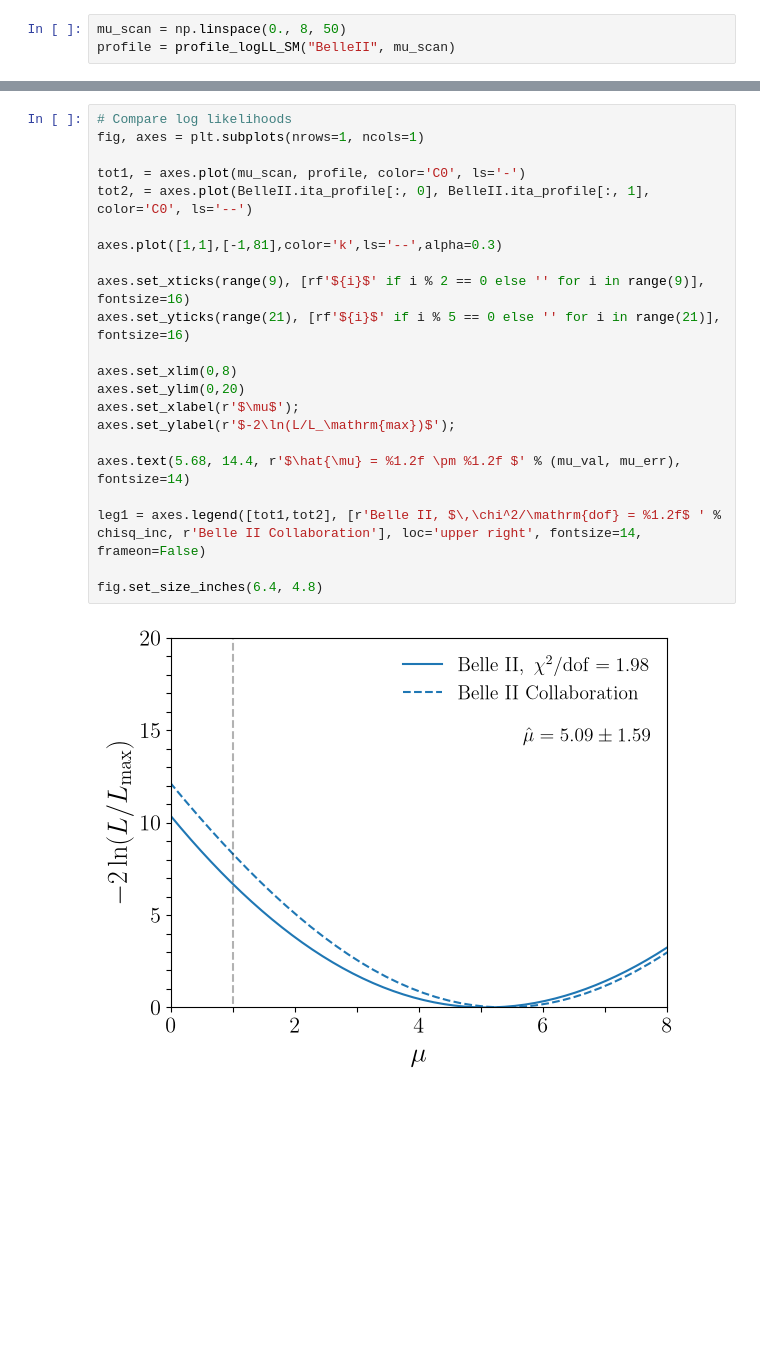
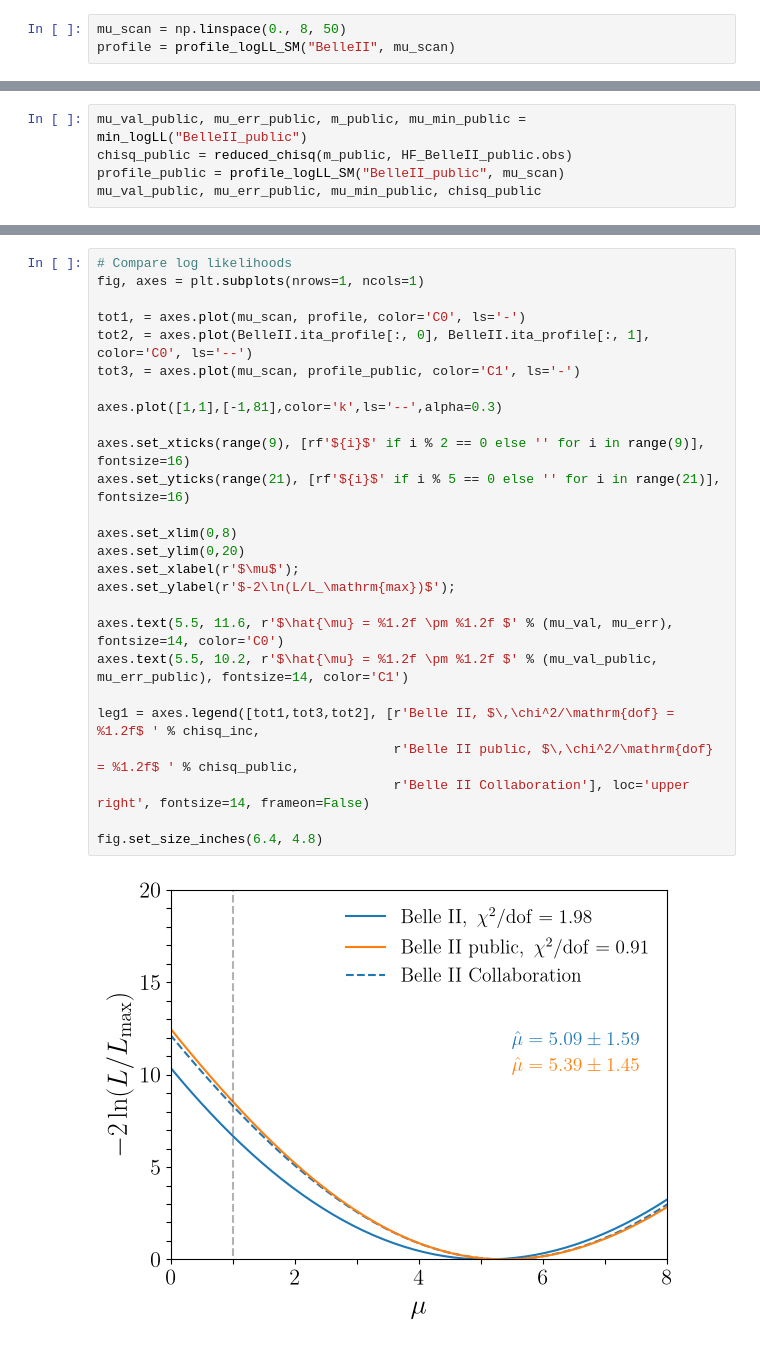
Before and after one commit to PatrickBolton/bk-invisible-fits, a Jupyter notebook: notebooks/02_SM_fit.ipynb, the cells around one changed output, grey strips where cells are left out. Cells and saved outputs as stored; diff of their text form; blank space fills up the shorter version.

Commit message:
Add Belle II's public likelihood (ITA) as the experiment BelleII_public

```diff
--- a/notebooks/02_SM_fit.ipynb
+++ b/notebooks/02_SM_fit.ipynb
@@ -100,0 +105,5 @@ profile = profile_logLL_SM("BelleII", mu_scan)
+# %%
+mu_val_public, mu_err_public, m_public, mu_min_public = min_logLL("BelleII_public")
+chisq_public = reduced_chisq(m_public, HF_BelleII_public.obs)
+profile_public = profile_logLL_SM("BelleII_public", mu_scan)
+mu_val_public, mu_err_public, mu_min_public, chisq_public
@@ -101,24 +115,28 @@ profile = profile_logLL_SM("BelleII", mu_scan)
 # %%
 # Compare log likelihoods
 fig, axes = plt.subplots(nrows=1, ncols=1)
 
 tot1, = axes.plot(mu_scan, profile, color='C0', ls='-')
 tot2, = axes.plot(BelleII.ita_profile[:, 0], BelleII.ita_profile[:, 1], color='C0', ls='--')
+tot3, = axes.plot(mu_scan, profile_public, color='C1', ls='-')
 
 axes.plot([1,1],[-1,81],color='k',ls='--',alpha=0.3)
 
 axes.set_xticks(range(9), [rf'${i}$' if i % 2 == 0 else '' for i in range(9)], fontsize=16)
 axes.set_yticks(range(21), [rf'${i}$' if i % 5 == 0 else '' for i in range(21)], fontsize=16)
 
 axes.set_xlim(0,8)
 axes.set_ylim(0,20)
 axes.set_xlabel(r'$\mu$');
 axes.set_ylabel(r'$-2\ln(L/L_\mathrm{max})$');
 
-axes.text(5.68, 14.4, r'$\hat{\mu} = %1.2f \pm %1.2f $' % (mu_val, mu_err), fontsize=14)
+axes.text(5.5, 11.6, r'$\hat{\mu} = %1.2f \pm %1.2f $' % (mu_val, mu_err), fontsize=14, color='C0')
+axes.text(5.5, 10.2, r'$\hat{\mu} = %1.2f \pm %1.2f $' % (mu_val_public, mu_err_public), fontsize=14, color='C1')
 
-leg1 = axes.legend([tot1,tot2], [r'Belle II, $\,\chi^2/\mathrm{dof} = %1.2f$ ' % chisq_inc, r'Belle II Collaboration'], loc='upper right', fontsize=14, frameon=False)
+leg1 = axes.legend([tot1,tot3,tot2], [r'Belle II, $\,\chi^2/\mathrm{dof} = %1.2f$ ' % chisq_inc,
+                                      r'Belle II public, $\,\chi^2/\mathrm{dof} = %1.2f$ ' % chisq_public,
+                                      r'Belle II Collaboration'], loc='upper right', fontsize=14, frameon=False)
 
 fig.set_size_inches(6.4, 4.8)
 # %% [output]
-[figure, old version]
+[figure, new version]
```
Also changed, not shown: parts of 3 cells of this notebook, 21 other files.
